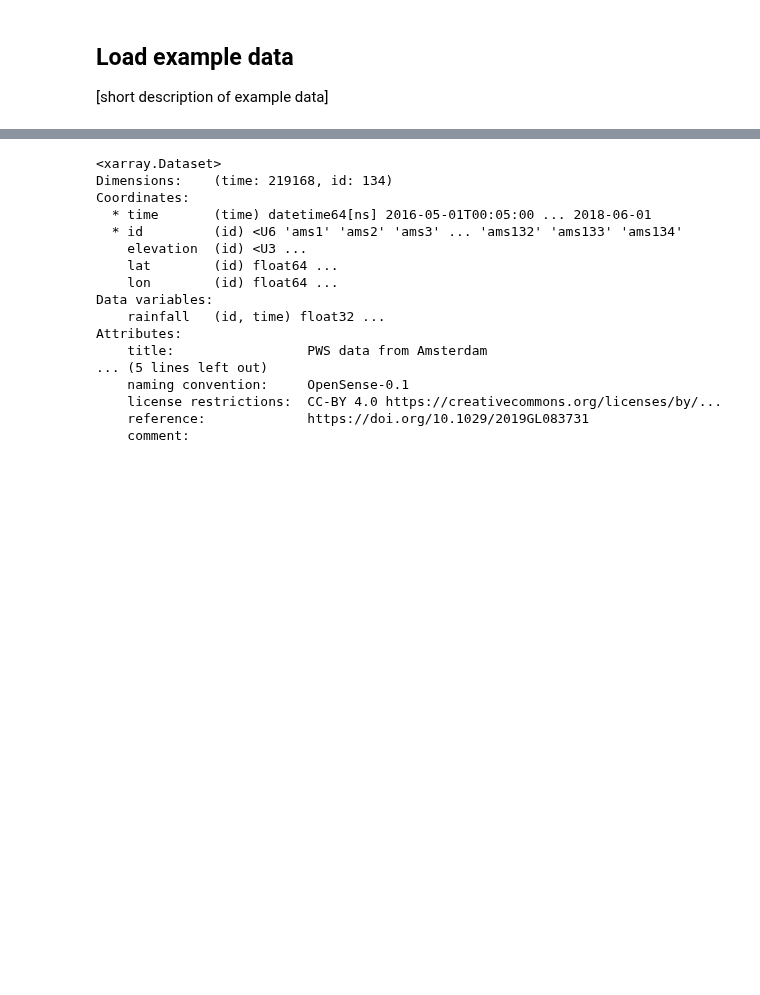
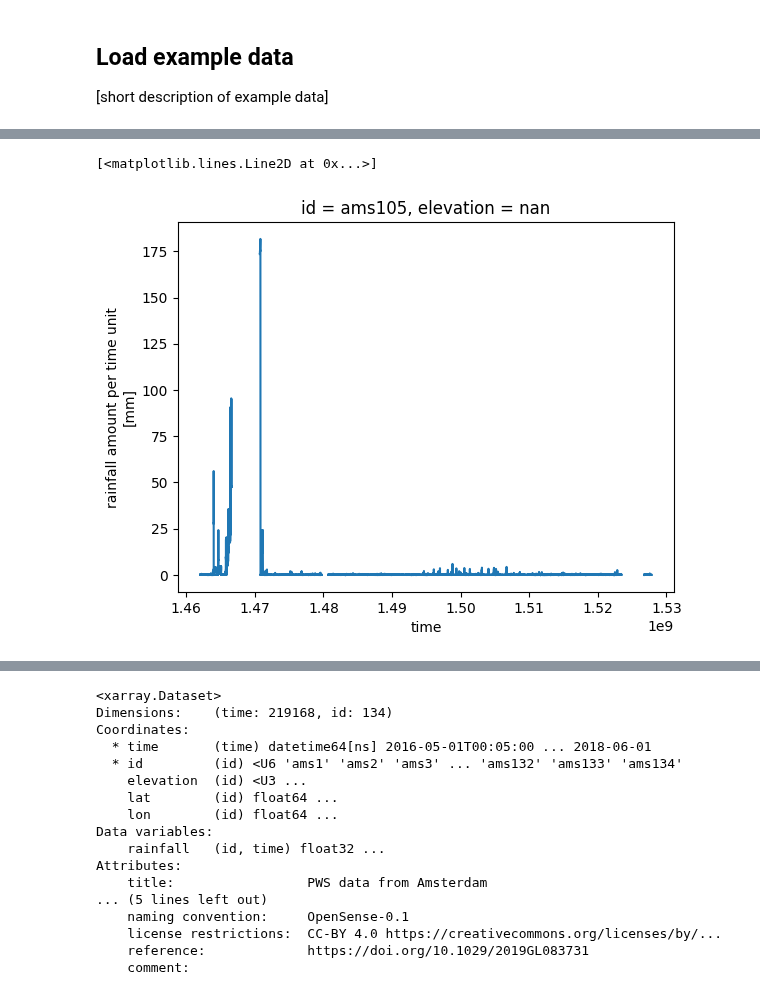
Before and after one commit to lepetersson/pypwsqc, a Jupyter notebook: docs/notebooks/high_influx_filter.ipynb, the cells around one changed output, grey strips where cells are left out. Cells and saved outputs as stored; diff of their text form; code cells hidden in the pictures; blank space fills up the shorter version.

Commit message:
compare training school data with OpenSense_PWS_example_format_data.nc

```diff
--- a/docs/notebooks/high_influx_filter.ipynb
+++ b/docs/notebooks/high_influx_filter.ipynb
@@ -38,0 +50,4 @@ import pypwsqc
+# %%
+reference_data = xr.open_dataset(
+    "C:/Users/a002461/OPENSENSE/pypwsqc/docs/notebooks/data_PWS_netCDF_AMS_float.nc"
+)
@@ -38,0 +59,5 @@ import pypwsqc
+# %%
+reference_data.sel(id = "ams105").rainfall.plot()
+# %% [output]
+[<matplotlib.lines.Line2D at 0x...>]
+[figure, added]
```
Also changed, not shown: parts of 15 cells of this notebook, 1 other file.
